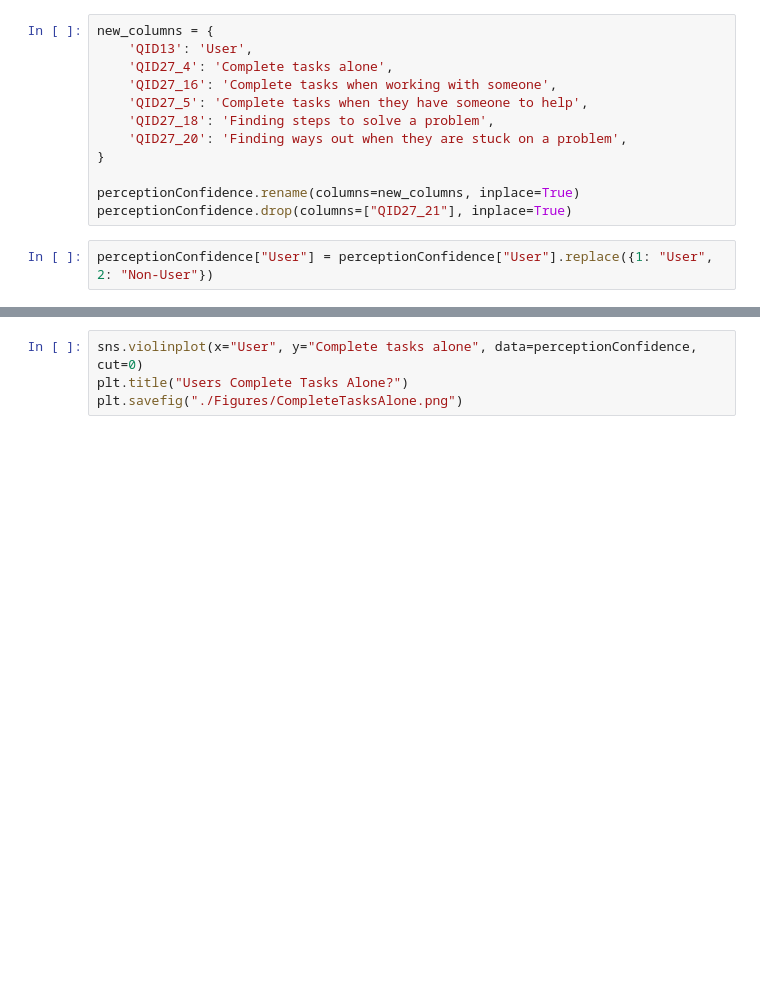
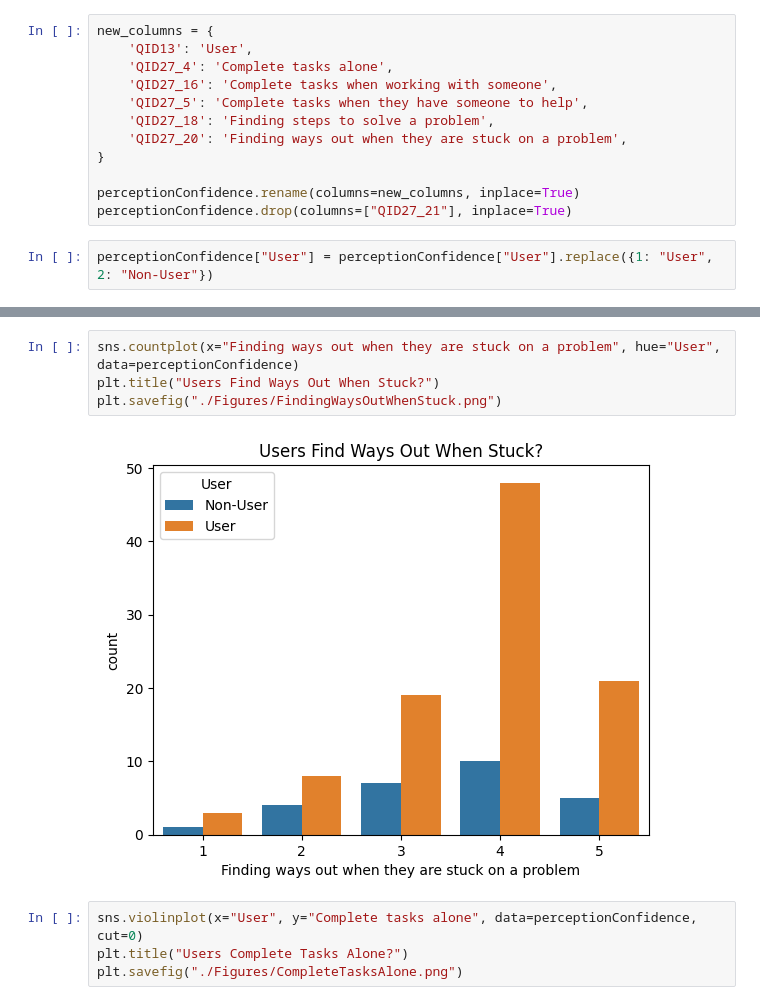
Before and after one commit to HeyItsStella/AI-Codex, a Jupyter notebook: QuickAnalysis.ipynb, the cells around one changed output, grey strips where cells are left out. Drawn from its saved outputs; the diff is of its cells as text; blank space fills up the shorter version.

```diff
--- a/QuickAnalysis.ipynb
+++ b/QuickAnalysis.ipynb
@@ -383,3 +477,9 @@ perceptionConfidenceMean
+# %%
+sns.countplot(x="Finding ways out when they are stuck on a problem", hue="User", data=perceptionConfidence)
+plt.title("Users Find Ways Out When Stuck?")
+plt.savefig("./Figures/FindingWaysOutWhenStuck.png")
+# %% [output]
+[figure, added]
 # %%
 sns.violinplot(x="User", y="Complete tasks alone", data=perceptionConfidence, cut=0)
 plt.title("Users Complete Tasks Alone?")
```
Also changed, not shown: parts of 8 cells of this notebook, 1 other file.
